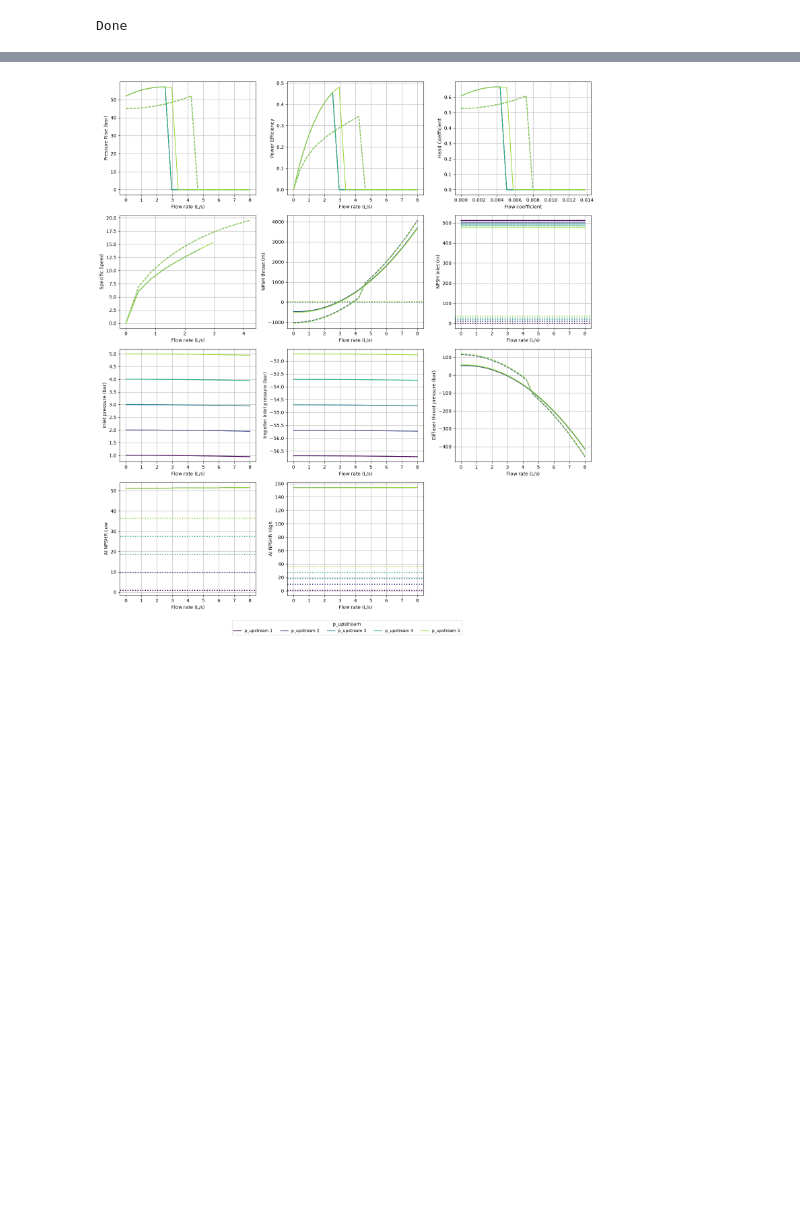
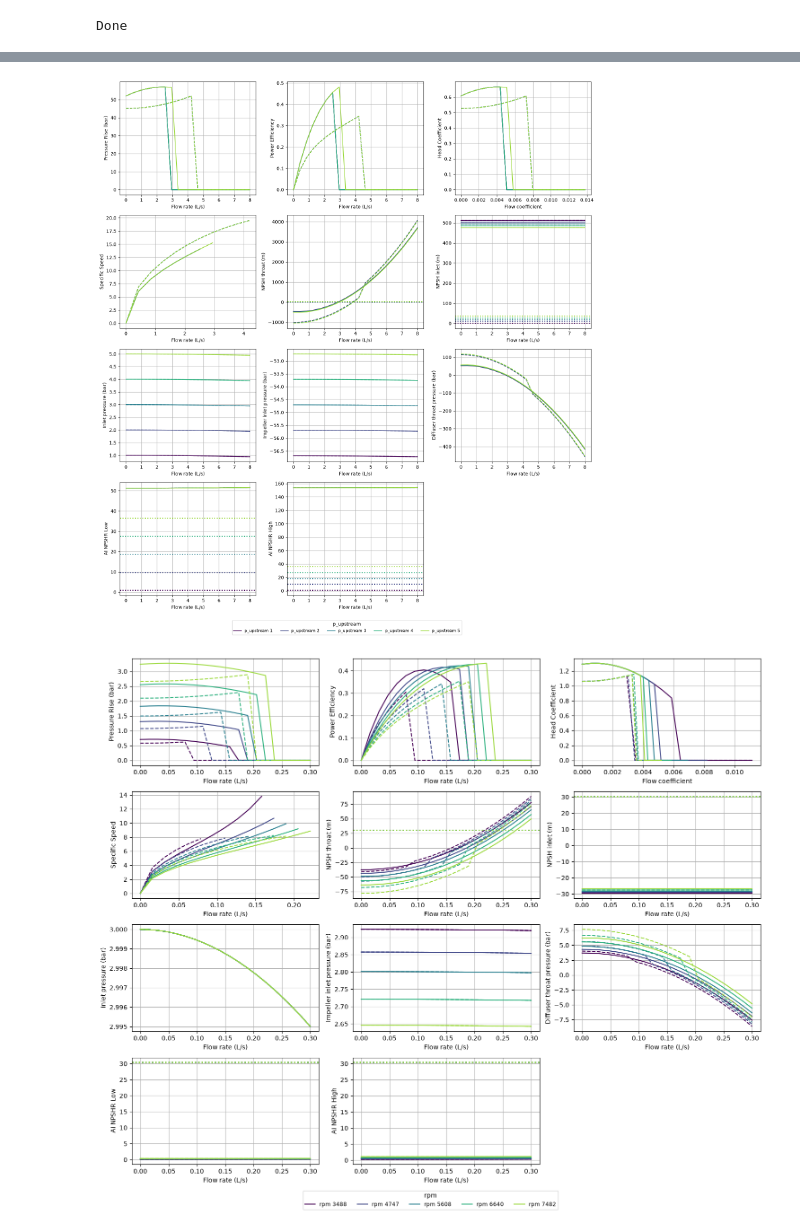
Before and after one commit to LpHiX/otp-sizing, a Jupyter notebook: exploration/inducer_prelim.ipynb, the cells around one changed output, grey strips where cells are left out. Saved outputs shown, nothing was run; the diff lists cells and outputs as text; code cells hidden in the pictures; blank space fills up the shorter version.

```diff
--- a/exploration/inducer_prelim.ipynb
+++ b/exploration/inducer_prelim.ipynb
@@ -1270,30 +664,51 @@ PANELS = [
     Panel("Power Efficiency",    "Flow rate (L/s)", lambda p: p.Q*1000, lambda p: p.eta_power),
     Panel("Head Coefficient",    "Flow coefficient", lambda p: p.flow_coeff_outlet, lambda p: p.head_coeff),
     Panel("Specific Speed",      "Flow rate (L/s)", lambda p: p.Q*1000,
           lambda p: p.rpm*np.sqrt(p.Q)/p.H_total_real**0.75 if p.H_total_real > 0 else np.nan),
     Panel("NPSH throat (m)",     "Flow rate (L/s)", lambda p: p.Q*1000, lambda p: p.npsh_r_throat,
           ref=lambda p: p.npsh_a_upstream, mask=_ok),
     Panel("NPSH inlet (m)",      "Flow rate (L/s)", lambda p: p.Q*1000, lambda p: p.npsh_r_inlet,
           ref=lambda p: p.npsh_a_upstream),
     Panel("Inlet pressure (bar)",          "Flow rate (L/s)", lambda p: p.Q*1000, lambda p: p.p_inlet),
     Panel("Impeller inlet pressure (bar)", "Flow rate (L/s)", lambda p: p.Q*1000, lambda p: p.p_1),
     Panel("Diffuser throat pressure (bar)","Flow rate (L/s)", lambda p: p.Q*1000, lambda p: p.p_throat, mask=_ok),
     Panel("AI NPSHR Low", "Flow rate (L/s)", lambda p: p.Q*1000, lambda p: p.npsh_r_ai_low, ref=lambda p: p.npsh_a_upstream),
     Panel("AI NPSHR High", "Flow rate (L/s)", lambda p: p.Q*1000, lambda p: p.npsh_r_ai_high, ref=lambda p: p.npsh_a_upstream)
 ]
 
 sweep_plot(ox_pump, PANELS, Qs=np.linspace(0, 8e-3, 20),
            sweep=("rpm", [10000, 15000, 20000, 25000, 30000]),
            fixed=dict(propellant=lox, p_upstream=lox.p_tank, T_upstream=lox.t_tank),
            methods=["lock", "barske"])
 
 sweep_plot(ox_pump, PANELS, Qs=np.linspace(0, 8e-3, 20),
            sweep=("p_upstream", [1, 2, 3, 4, 5]),
            fixed=dict(propellant=lox, rpm=30000, T_upstream=lox.t_tank),
            methods=["lock", "barske"])
 
+
+water = Propellant("N/A", FluidsList.Water, t_tank=293.15, p_tank=3)
+water_pump_req = PumpRequirements(water, Q_req=0.0003, H_req=200)
+water_pump_choices = PumpChoices(rpm=20000, n_blades=6)
+water_pump_geometry = size_pump(water_pump_req, water_pump_choices, sizing_method="barske")
+water_pump = Pump(water_pump_req, water_pump_choices, water_pump_geometry)
+water_pump_perf = water_pump.point_performance(propellant=water, Q=water_pump_req.Q_req, rpm=water_pump_choices.rpm, p_upstream=water.p_tank, T_upstream=water.t_tank, method="barske")
+
+rpms = [3488, 4747, 5608, 6640, 7482]
+colors = plt.cm.viridis(np.linspace(0, 1, len(rpms)))
+Qs = np.linspace(0, 0.0003, 20)
+
+sweep_plot(water_pump, PANELS, Qs=Qs,
+           sweep=("rpm", rpms), fixed=dict(propellant=water, p_upstream=water.p_tank, T_upstream=water.t_tank),
+           methods=["lock", "barske"], ncols=3, figsize=(15, 12))
+
+sweep_plot(water_pump, PANELS, Qs=Qs,
+           sweep=("p_upstream", [0.1, 1, 2, 3, 4, 5]), fixed=dict(propellant=water, rpm=20000, T_upstream=water.t_tank),
+           methods=["lock", "barske"], ncols=3, figsize=(15, 12))
+
 print("Done")
 # %% [output]
 Done
 [figure]
 [figure]
+[figure, added]
```
Also changed, not shown: parts of 5 cells of this notebook.
